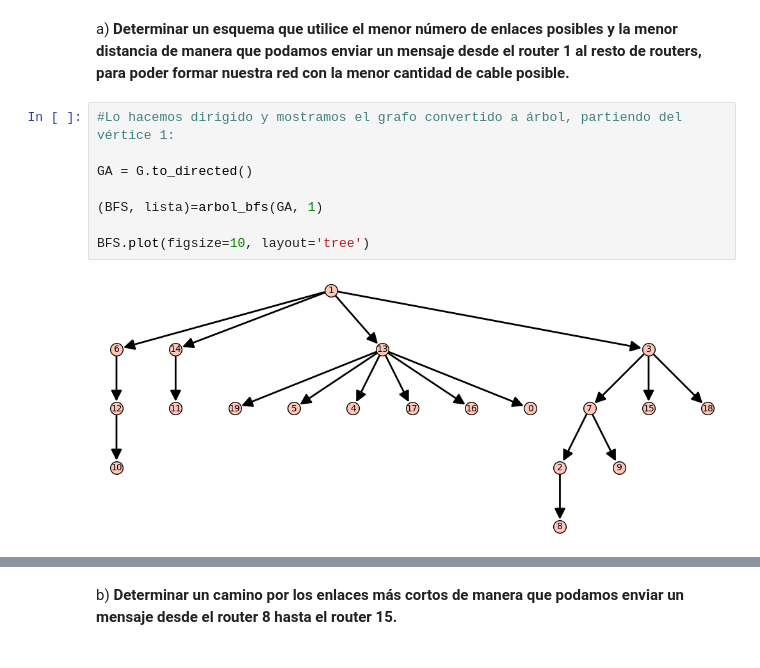
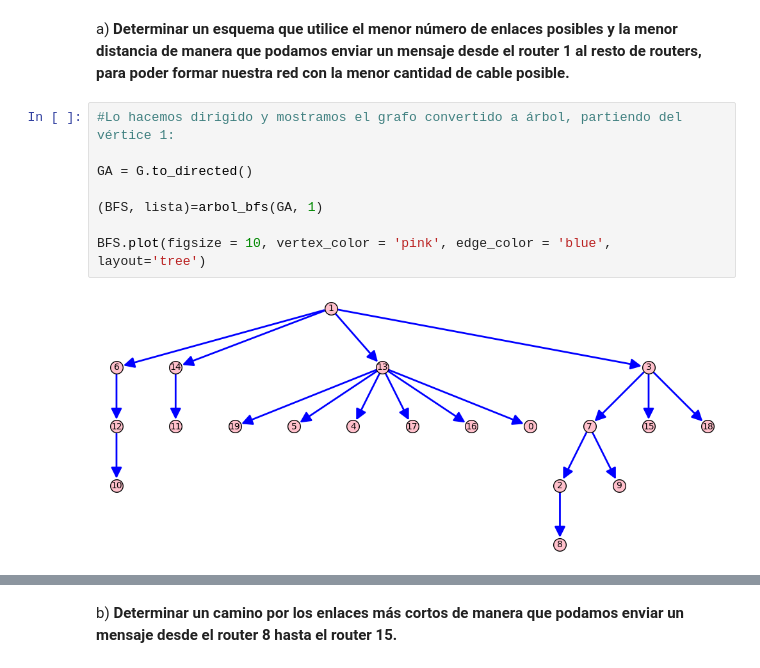
Before and after one commit to chrasucar/MATI, a Jupyter notebook: Práctica Final/Práctica Final Grupo 12.ipynb, the cells around one changed output, grey strips where cells are left out. Drawn from its saved outputs; the diff is of its cells as text.

```diff
--- a/Práctica Final/Práctica Final Grupo 12.ipynb
+++ b/Práctica Final/Práctica Final Grupo 12.ipynb
@@ -575,13 +575,13 @@ a) **Determinar un esquema que utilice el menor número de enlaces posibles y la
 # %%
 #Lo hacemos dirigido y mostramos el grafo convertido a árbol, partiendo del vértice 1:
 
 GA = G.to_directed()
 
 (BFS, lista)=arbol_bfs(GA, 1)
 
-BFS.plot(figsize=10, layout='tree')
+BFS.plot(figsize = 10, vertex_color = 'pink', edge_color = 'blue', layout='tree')
 # %% [output]
-[figure, old version]
+[figure, new version]
 # %%
 #Aplicamos el algoritmo de Kruskal
 
```
Also changed, not shown: parts of 5 cells of this notebook.
